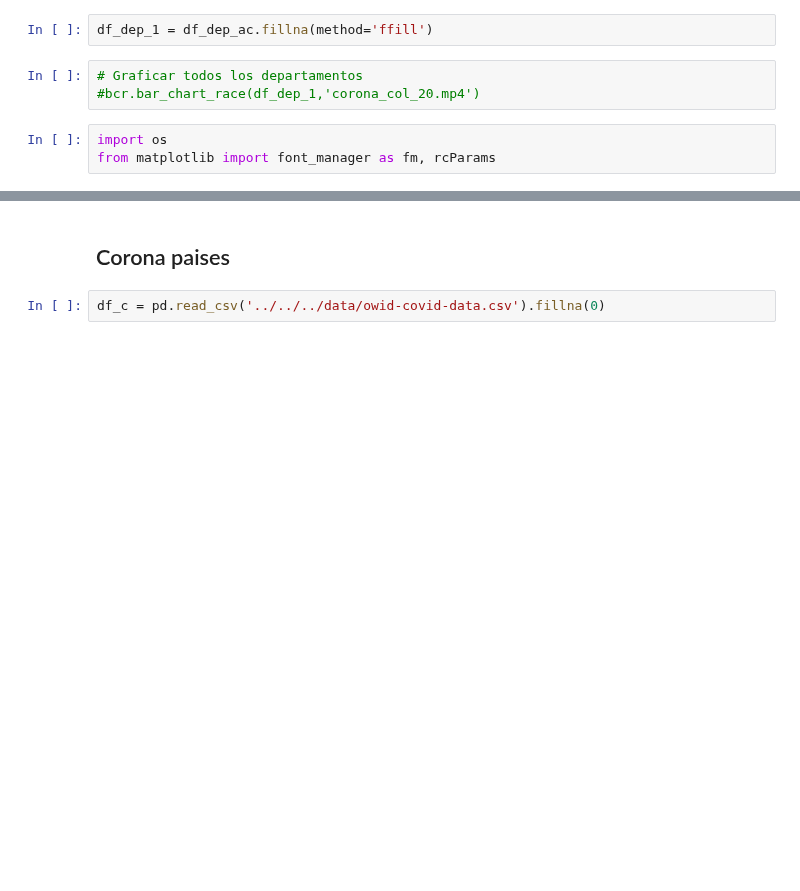
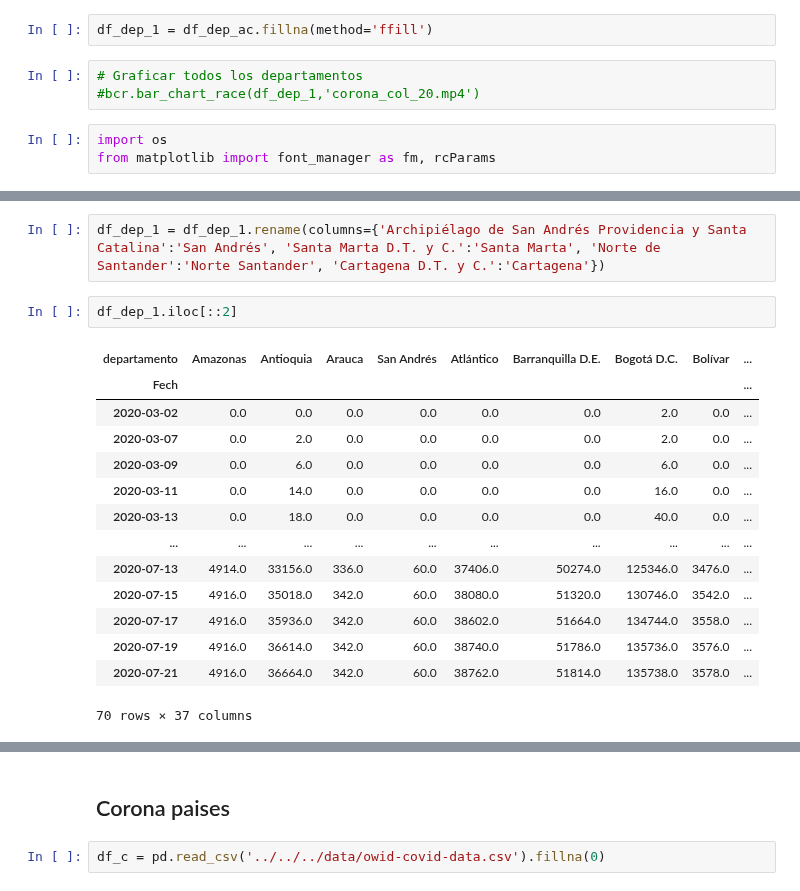
Before and after one commit to datatrooper/instatrooper, a Jupyter notebook: notebooks/2020/t3/carrera coronavirus.ipynb, the cells around one changed output, grey strips where cells are left out. Saved outputs shown, nothing was run; the diff lists cells and outputs as text; blank space fills up the shorter version.

Commit message:
diseño de carreras de barras

```diff
--- a/notebooks/2020/t3/carrera coronavirus.ipynb
+++ b/notebooks/2020/t3/carrera coronavirus.ipynb
@@ -95 +115,20 @@ from matplotlib import font_manager as fm, rcParams
+# %%
+df_dep_1 = df_dep_1.rename(columns={'Archipiélago de San Andrés Providencia y Santa Catalina':'San Andrés', 'Santa Marta D.T. y C.':'Santa Marta', 'Norte de Santander':'Norte Santander', 'Cartagena D.T. y C.':'Cartagena'})
+# %%
+df_dep_1.iloc[::2]
+# %% [output]
+| departamento | Amazonas | Antioquia | Arauca | San Andrés | Atlántico | Barranquilla D.E. | Bogotá D.C. | Bolívar | ... |
+| Fech |  |  |  |  |  |  |  |  | ... |
+| 2020-03-02 | 0.0 | 0.0 | 0.0 | 0.0 | 0.0 | 0.0 | 2.0 | 0.0 | ... |
+| 2020-03-07 | 0.0 | 2.0 | 0.0 | 0.0 | 0.0 | 0.0 | 2.0 | 0.0 | ... |
+| 2020-03-09 | 0.0 | 6.0 | 0.0 | 0.0 | 0.0 | 0.0 | 6.0 | 0.0 | ... |
+| 2020-03-11 | 0.0 | 14.0 | 0.0 | 0.0 | 0.0 | 0.0 | 16.0 | 0.0 | ... |
+| 2020-03-13 | 0.0 | 18.0 | 0.0 | 0.0 | 0.0 | 0.0 | 40.0 | 0.0 | ... |
+| ... | ... | ... | ... | ... | ... | ... | ... | ... | ... |
+| 2020-07-13 | 4914.0 | 33156.0 | 336.0 | 60.0 | 37406.0 | 50274.0 | 125346.0 | 3476.0 | ... |
+| 2020-07-15 | 4916.0 | 35018.0 | 342.0 | 60.0 | 38080.0 | 51320.0 | 130746.0 | 3542.0 | ... |
+| 2020-07-17 | 4916.0 | 35936.0 | 342.0 | 60.0 | 38602.0 | 51664.0 | 134744.0 | 3558.0 | ... |
+| 2020-07-19 | 4916.0 | 36614.0 | 342.0 | 60.0 | 38740.0 | 51786.0 | 135736.0 | 3576.0 | ... |
+| 2020-07-21 | 4916.0 | 36664.0 | 342.0 | 60.0 | 38762.0 | 51814.0 | 135738.0 | 3578.0 | ... |
+70 rows × 37 columns
 # %%
```
Also changed, not shown: parts of 2 cells of this notebook, 4 other files.
